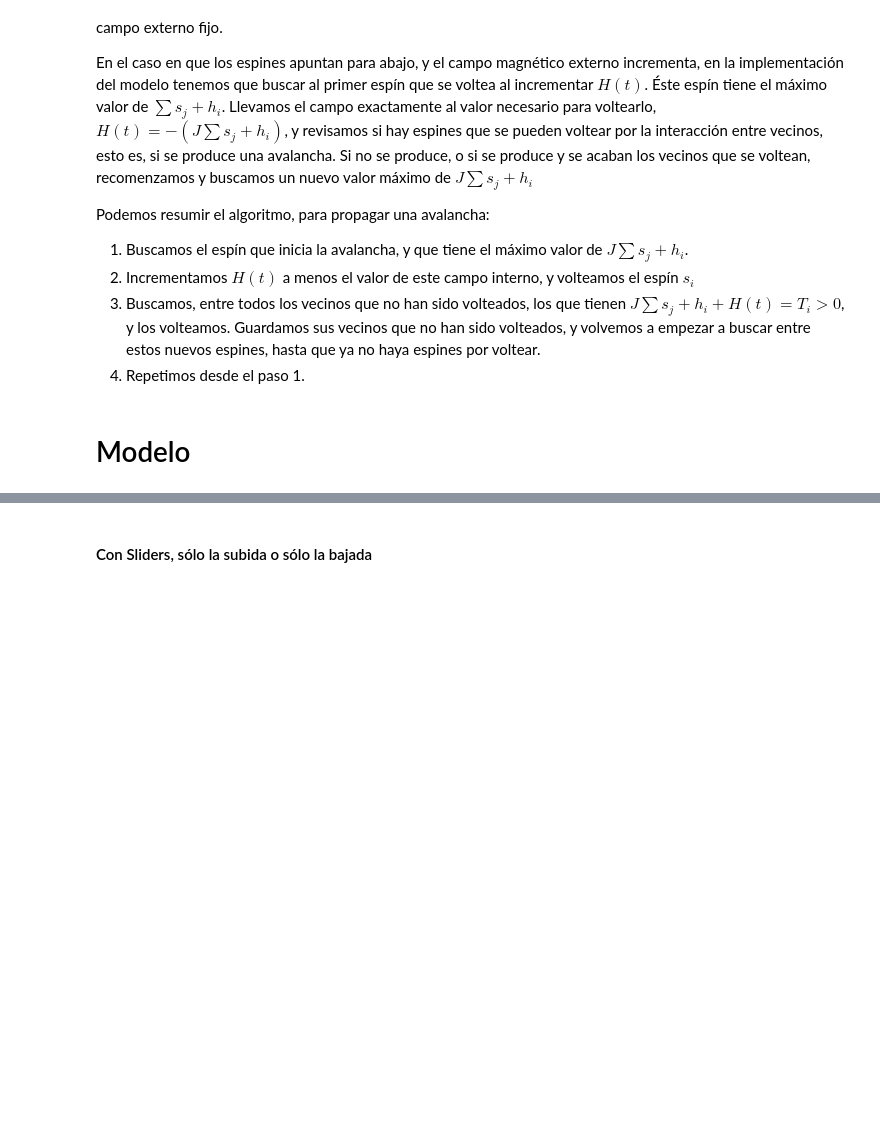
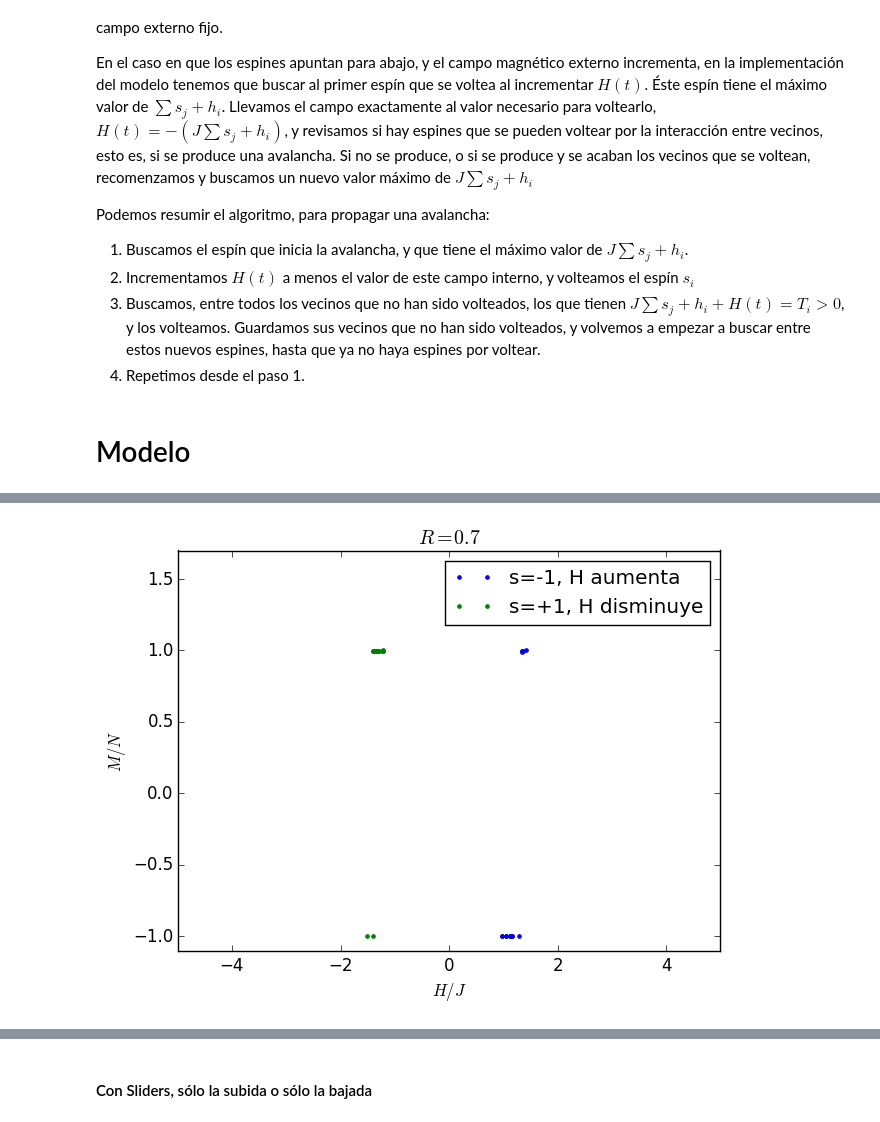
Before and after one commit to rodrigolece/proyecto-final-mcmc, a Jupyter notebook: resultados_con_modulo.ipynb, the cells around one changed output, grey strips where cells are left out. Saved outputs shown, nothing was run; the diff lists cells and outputs as text; code cells hidden in the pictures; blank space fills up the shorter version.

```diff
--- a/resultados_con_modulo.ipynb
+++ b/resultados_con_modulo.ipynb
@@ -51,2 +55,17 @@ using Interact
 # %%
 using Histeresis
+# %%
+# Una función para graficar un ciclo completo, con título, nombre de ejes y leyenda
+
+function grafica_histeresis(mag1, hs1, mag2, hs2, N, R, H_set)
+    figure(figsize=(7,5))
+    xlabel(L"H/J") #J=1
+    ylabel(L"M/N")
+    title(latexstring("R = $R"))
+    xlim(-H_set,H_set)
+    ylim(-1.3,1.8)
+
+    plot(hs1,mag1/N, ".", label="s=-1, H aumenta")
+    plot(hs2,mag2/N, ".", label="s=+1, H disminuye")
+    legend(loc="upper right")
+end
@@ -54,0 +76,12 @@ using Histeresis
+# %%
+L = 300
+R = 0.7
+espin = -1
+m = edo_inicial(L,R,espin)
+
+H_set = 5
+
+# Empezamos con los espines apuntando hacia abajo, e incrementamos el campo H
+@time mag1, hs1 = magnetizacion_aumenta_H!(m,H_set,espin)
+# Espines apuntando hacia arriba, disminuye H
+@time mag2, hs2 = magnetizacion_aumenta_H!(m,-H_set,-espin) ;
@@ -54,0 +91,4 @@ using Histeresis
+# %%
+grafica_histeresis(mag1,hs1,mag2,hs2,m.N,R,H_set) ;
+# %% [output]
+[figure, added]
```
Also changed, not shown: parts of 17 cells of this notebook.
